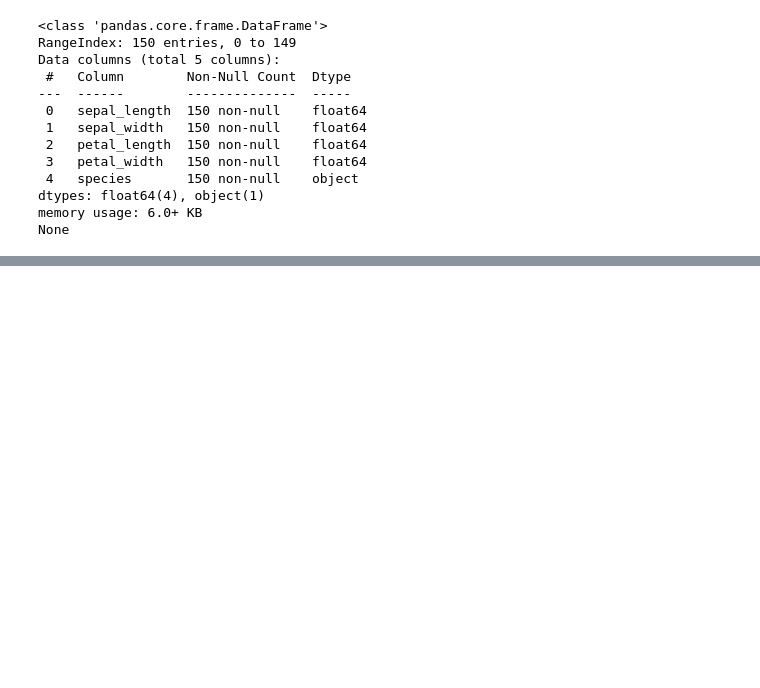
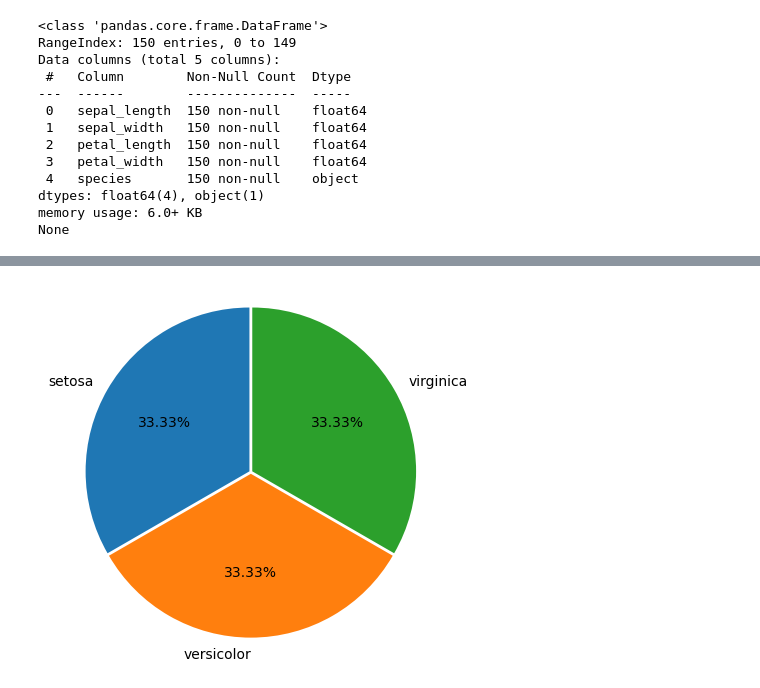
Before and after one commit to kusin/bahan-ajar-ML, a Jupyter notebook: Pertemuan 2 - Visualisasi data part 1 - matplotlib dan seaborn/SourceCode-Rev2/VD - iris-rev2.ipynb, the cells around one changed output, grey strips where cells are left out. Cells and saved outputs as stored; diff of their text form; code cells hidden in the pictures; blank space fills up the shorter version.

```diff
--- a/Pertemuan 2 - Visualisasi data part 1 - matplotlib dan seaborn/SourceCode-Rev2/VD - iris-rev2.ipynb
+++ b/Pertemuan 2 - Visualisasi data part 1 - matplotlib dan seaborn/SourceCode-Rev2/VD - iris-rev2.ipynb
@@ -32,0 +69,22 @@ y = dataset["species"].values
+# %%
+# create pie chart
+fig, ax = plt.subplots(figsize=(8,4))
+
+# set name of class
+class_names = ['setosa', 'versicolor', 'virginica']
+
+# calculate number labels
+class_counts = dataset["species"].value_counts()
+
+# calculate percentage
+percentages = (class_counts / class_counts.sum()) * 100
+
+# pieplot with percentage labels
+ax.pie(x=percentages, labels=class_names, explode=(0.01, 0.01, 0.01), startangle=90, autopct="%.2f%%")
+
+# show plot
+plt.axis('scaled')
+plt.tight_layout()
+plt.show()
+# %% [output]
+[figure, added]
```
Also changed, not shown: parts of 8 cells of this notebook, 1 other file.
